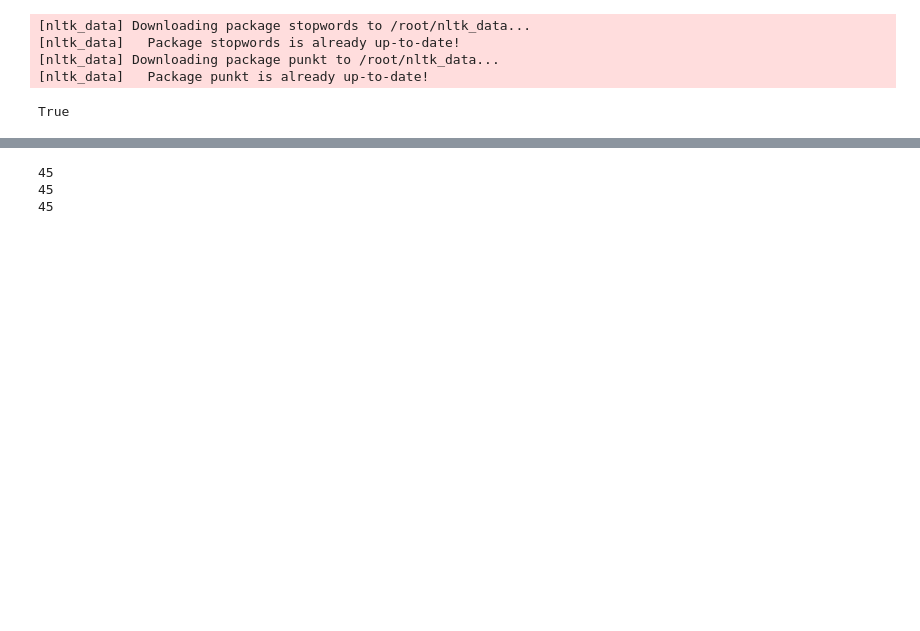
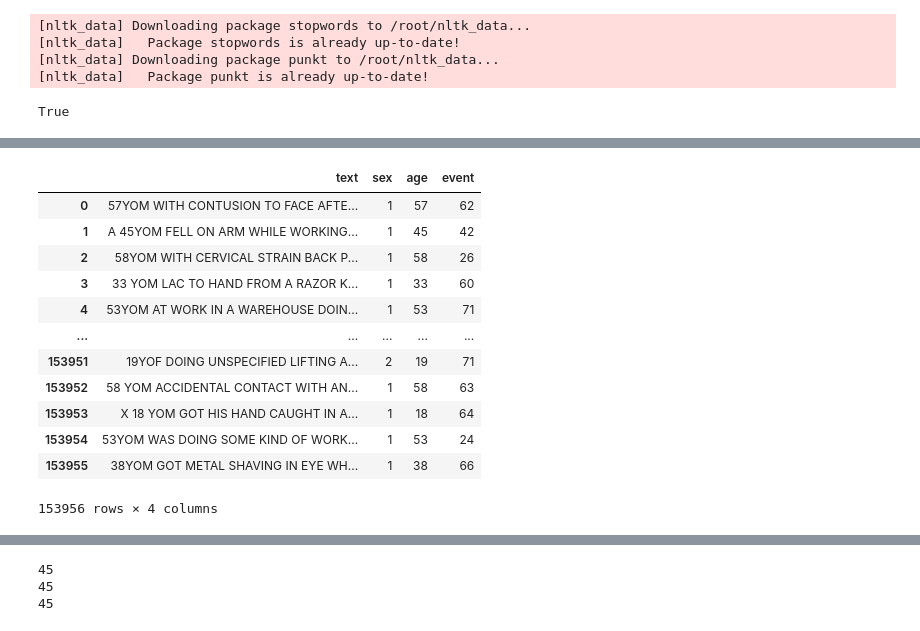
Before and after one commit to mayerantoine/injury-narrative-coding-transformers, a Jupyter notebook: 00-Injury_narrative_classification_with_transformers.ipynb, the cells around one changed output, grey strips where cells are left out. Drawn from its saved outputs; the diff is of its cells as text; code cells hidden in the pictures; blank space fills up the shorter version.

```diff
--- a/00-Injury_narrative_classification_with_transformers.ipynb
+++ b/00-Injury_narrative_classification_with_transformers.ipynb
@@ -59 +88,21 @@ from transformers.optimization_tf import WarmUp
+# %%
+## Set print limits
+pd.options.display.max_colwidth = 3000
+## Import Data
+df_injury = pd.read_csv('./data/raw/train.csv')
+df_injury
+# %% [output]
+|  | text | sex | age | event |
+| 0 | 57YOM WITH CONTUSION TO FACE AFTE... | 1 | 57 | 62 |
+| 1 | A 45YOM FELL ON ARM WHILE WORKING... | 1 | 45 | 42 |
+| 2 | 58YOM WITH CERVICAL STRAIN BACK P... | 1 | 58 | 26 |
+| 3 | 33 YOM LAC TO HAND FROM A RAZOR K... | 1 | 33 | 60 |
+| 4 | 53YOM AT WORK IN A WAREHOUSE DOIN... | 1 | 53 | 71 |
+| ... | ... | ... | ... | ... |
+| 153951 | 19YOF DOING UNSPECIFIED LIFTING A... | 2 | 19 | 71 |
+| 153952 | 58 YOM ACCIDENTAL CONTACT WITH AN... | 1 | 58 | 63 |
+| 153953 | X 18 YOM GOT HIS HAND CAUGHT IN A... | 1 | 18 | 64 |
+| 153954 | 53YOM WAS DOING SOME KIND OF WORK... | 1 | 53 | 24 |
+| 153955 | 38YOM GOT METAL SHAVING IN EYE WH... | 1 | 38 | 66 |
+153956 rows × 4 columns
 # %%
```
Also changed, not shown: parts of 103 cells of this notebook, 4 other files.
